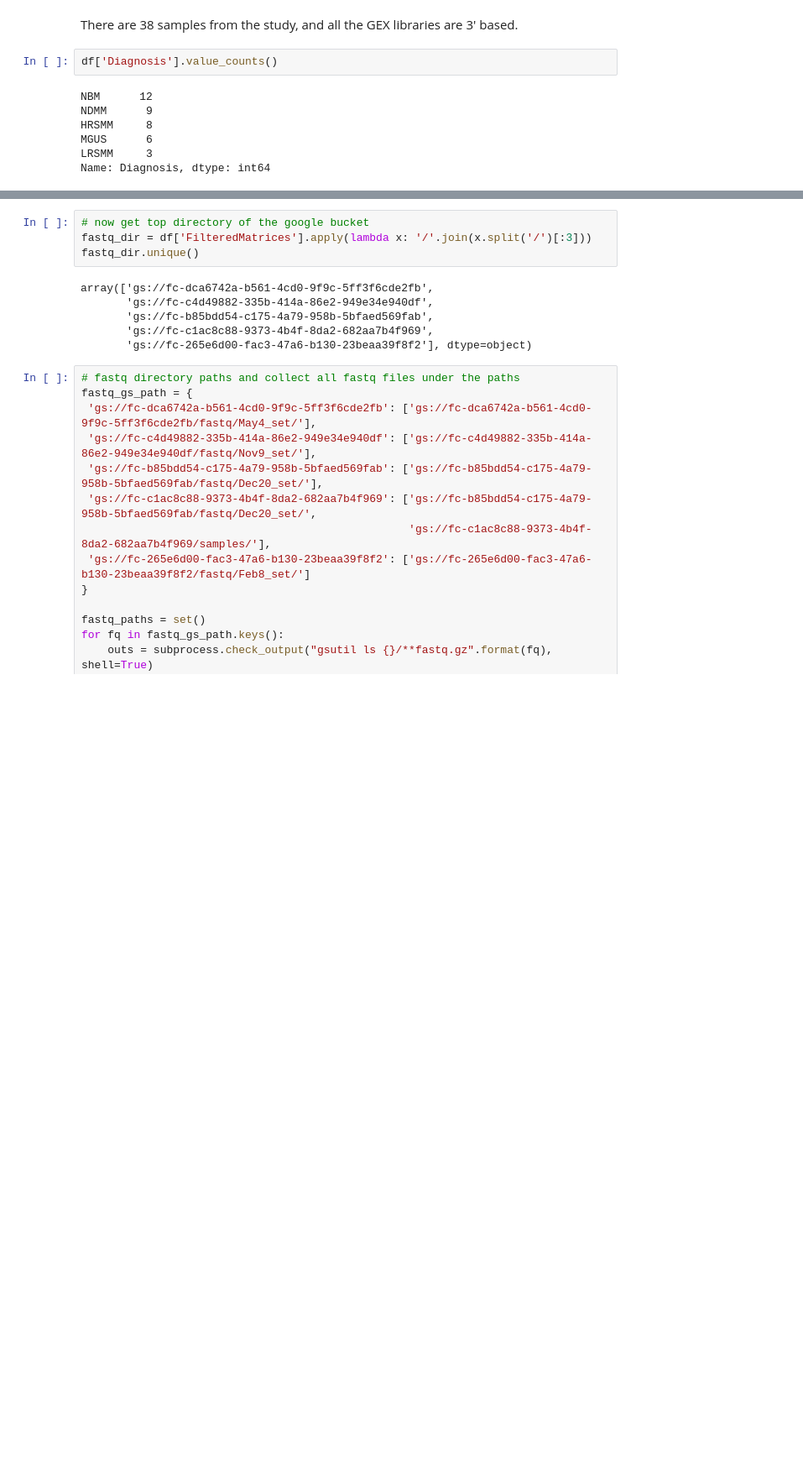
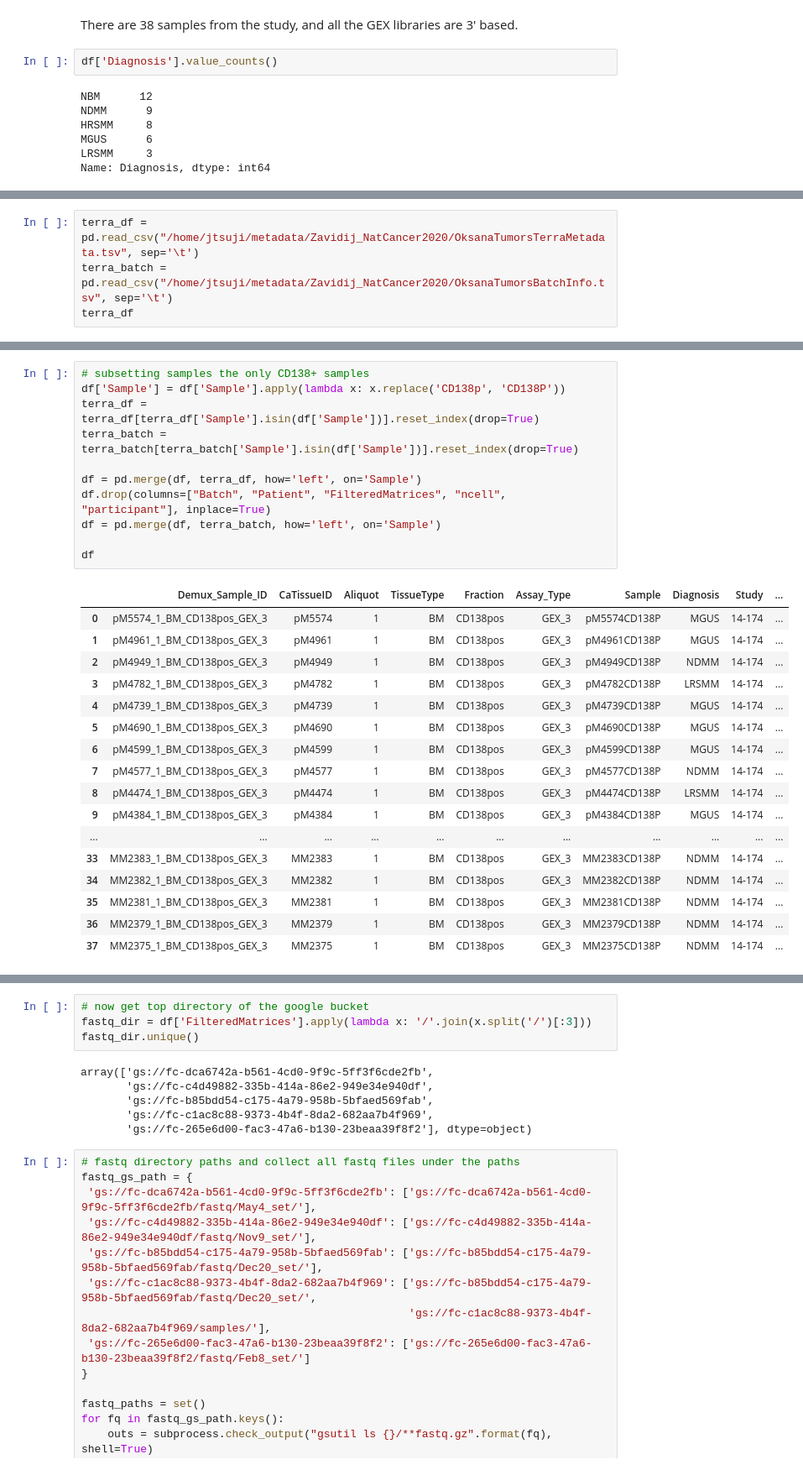
Before and after one commit to jnktsj/jutil, a Jupyter notebook: notebooks/download_fastq_from_previous_set.ipynb, the cells around one changed output, grey strips where cells are left out. Shown at 84% size. Drawn from its saved outputs; the diff is of its cells as text; blank space fills up the shorter version.

```diff
--- a/notebooks/download_fastq_from_previous_set.ipynb
+++ b/notebooks/download_fastq_from_previous_set.ipynb
@@ -41,0 +46,4 @@ Name: Diagnosis, dtype: int64
+# %%
+terra_df = pd.read_csv("/home/jtsuji/metadata/Zavidij_NatCancer2020/OksanaTumorsTerraMetadata.tsv", sep='\t')
+terra_batch = pd.read_csv("/home/jtsuji/metadata/Zavidij_NatCancer2020/OksanaTumorsBatchInfo.tsv", sep='\t')
+terra_df
@@ -41,0 +64,29 @@ Name: Diagnosis, dtype: int64
+# %%
+# subsetting samples the only CD138+ samples
+df['Sample'] = df['Sample'].apply(lambda x: x.replace('CD138p', 'CD138P'))
+terra_df = terra_df[terra_df['Sample'].isin(df['Sample'])].reset_index(drop=True)
+terra_batch = terra_batch[terra_batch['Sample'].isin(df['Sample'])].reset_index(drop=True)
+
+df = pd.merge(df, terra_df, how='left', on='Sample')
+df.drop(columns=["Batch", "Patient", "FilteredMatrices", "ncell", "participant"], inplace=True)
+df = pd.merge(df, terra_batch, how='left', on='Sample')
+
+df
+# %% [output]
+|  | Demux_Sample_ID | CaTissueID | Aliquot | TissueType | Fraction | Assay_Type | Sample | Diagnosis | Study | ... |
+| 0 | pM5574_1_BM_CD138pos_GEX_3 | pM5574 | 1 | BM | CD138pos | GEX_3 | pM5574CD138P | MGUS | 14-174 | ... |
+| 1 | pM4961_1_BM_CD138pos_GEX_3 | pM4961 | 1 | BM | CD138pos | GEX_3 | pM4961CD138P | MGUS | 14-174 | ... |
+| 2 | pM4949_1_BM_CD138pos_GEX_3 | pM4949 | 1 | BM | CD138pos | GEX_3 | pM4949CD138P | NDMM | 14-174 | ... |
+| 3 | pM4782_1_BM_CD138pos_GEX_3 | pM4782 | 1 | BM | CD138pos | GEX_3 | pM4782CD138P | LRSMM | 14-174 | ... |
+| 4 | pM4739_1_BM_CD138pos_GEX_3 | pM4739 | 1 | BM | CD138pos | GEX_3 | pM4739CD138P | MGUS | 14-174 | ... |
+| 5 | pM4690_1_BM_CD138pos_GEX_3 | pM4690 | 1 | BM | CD138pos | GEX_3 | pM4690CD138P | MGUS | 14-174 | ... |
+| 6 | pM4599_1_BM_CD138pos_GEX_3 | pM4599 | 1 | BM | CD138pos | GEX_3 | pM4599CD138P | MGUS | 14-174 | ... |
+| 7 | pM4577_1_BM_CD138pos_GEX_3 | pM4577 | 1 | BM | CD138pos | GEX_3 | pM4577CD138P | NDMM | 14-174 | ... |
+| 8 | pM4474_1_BM_CD138pos_GEX_3 | pM4474 | 1 | BM | CD138pos | GEX_3 | pM4474CD138P | LRSMM | 14-174 | ... |
+| 9 | pM4384_1_BM_CD138pos_GEX_3 | pM4384 | 1 | BM | CD138pos | GEX_3 | pM4384CD138P | MGUS | 14-174 | ... |
+| ... | ... | ... | ... | ... | ... | ... | ... | ... | ... | ... |
+| 33 | MM2383_1_BM_CD138pos_GEX_3 | MM2383 | 1 | BM | CD138pos | GEX_3 | MM2383CD138P | NDMM | 14-174 | ... |
+| 34 | MM2382_1_BM_CD138pos_GEX_3 | MM2382 | 1 | BM | CD138pos | GEX_3 | MM2382CD138P | NDMM | 14-174 | ... |
+| 35 | MM2381_1_BM_CD138pos_GEX_3 | MM2381 | 1 | BM | CD138pos | GEX_3 | MM2381CD138P | NDMM | 14-174 | ... |
+| 36 | MM2379_1_BM_CD138pos_GEX_3 | MM2379 | 1 | BM | CD138pos | GEX_3 | MM2379CD138P | NDMM | 14-174 | ... |
+| 37 | MM2375_1_BM_CD138pos_GEX_3 | MM2375 | 1 | BM | CD138pos | GEX_3 | MM2375CD138P | NDMM | 14-174 | ... |
```
Also changed, not shown: parts of 6 cells of this notebook, 3 other files.
